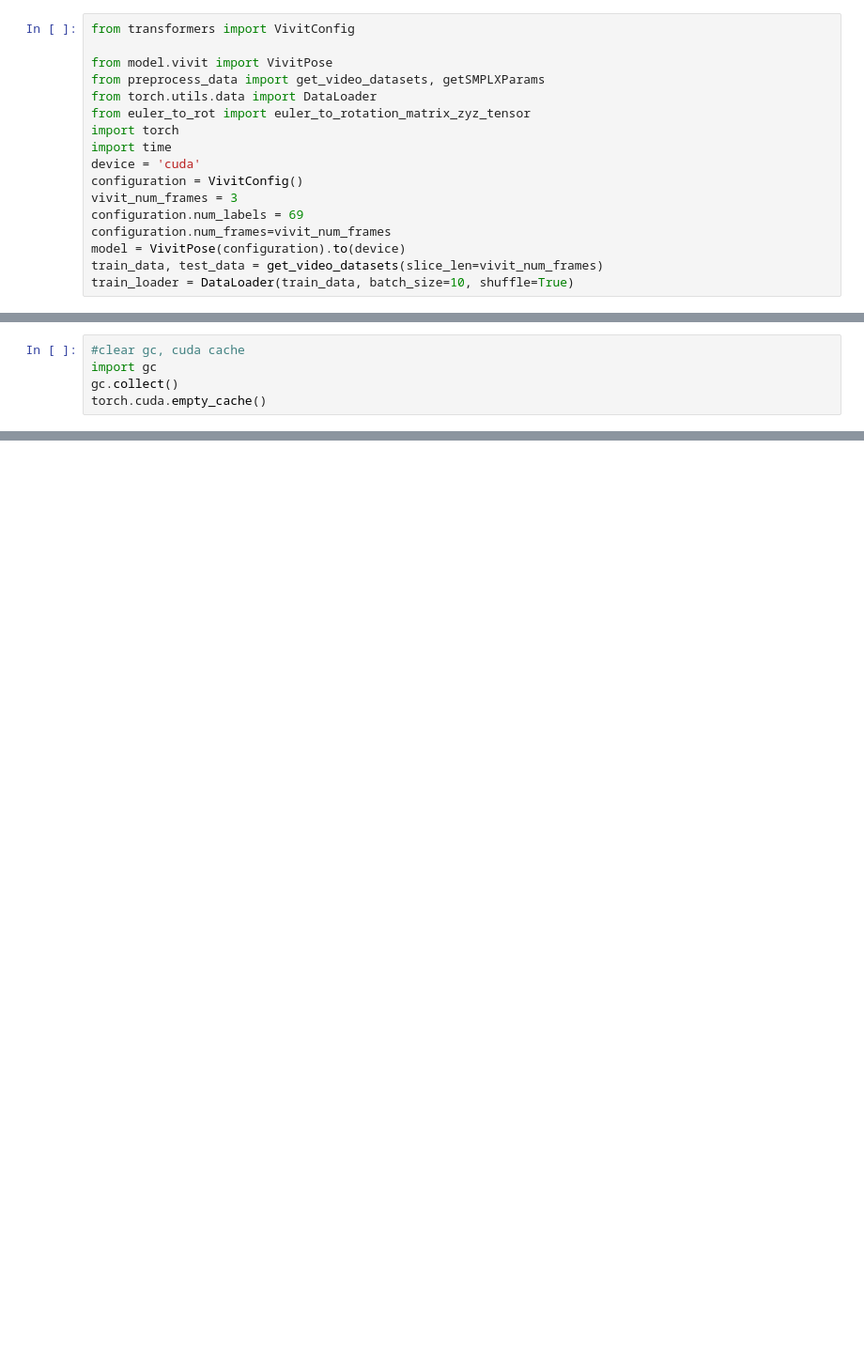
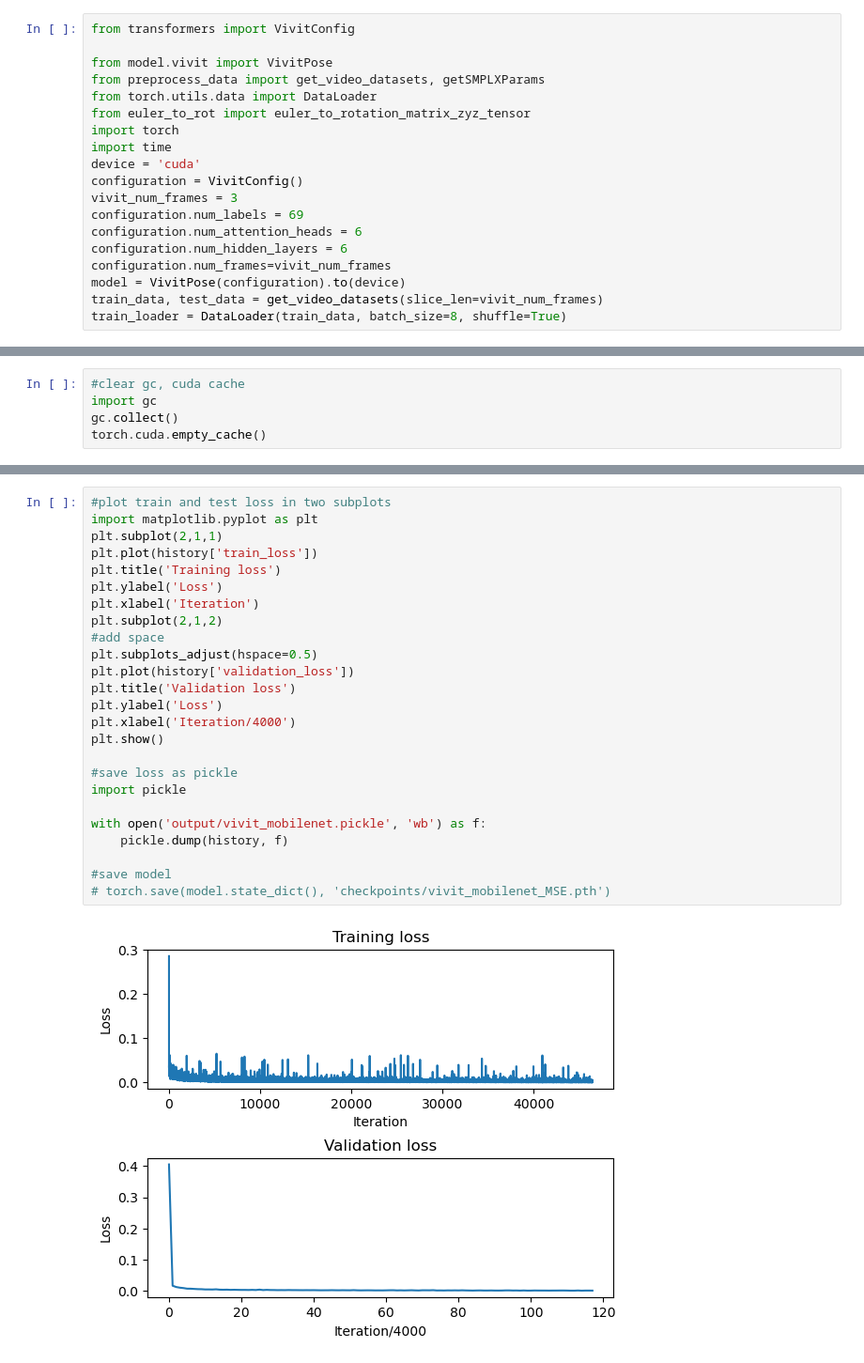
Before and after one commit to Restok/simple-pose, a Jupyter notebook: simplepose/train_vivit.ipynb, the cells around one changed output, grey strips where cells are left out. Shown at 94% size. Cells and saved outputs as stored; diff of their text form; blank space fills up the shorter version.

Commit message:
outputs

```diff
--- a/simplepose/train_vivit.ipynb
+++ b/simplepose/train_vivit.ipynb
@@ -11,7 +11,9 @@ device = 'cuda'
 configuration = VivitConfig()
 vivit_num_frames = 3
 configuration.num_labels = 69
+configuration.num_attention_heads = 6
+configuration.num_hidden_layers = 6
 configuration.num_frames=vivit_num_frames
 model = VivitPose(configuration).to(device)
 train_data, test_data = get_video_datasets(slice_len=vivit_num_frames)
-train_loader = DataLoader(train_data, batch_size=10, shuffle=True)
+train_loader = DataLoader(train_data, batch_size=8, shuffle=True)
@@ -87,0 +122,27 @@ Epoch: 0, Iteration: 230/122857, Loss: 0.048710
+# %%
+#plot train and test loss in two subplots
+import matplotlib.pyplot as plt
+plt.subplot(2,1,1)
+plt.plot(history['train_loss'])
+plt.title('Training loss')
+plt.ylabel('Loss')
+plt.xlabel('Iteration')
+plt.subplot(2,1,2)
+#add space
+plt.subplots_adjust(hspace=0.5)
+plt.plot(history['validation_loss'])
+plt.title('Validation loss')
+plt.ylabel('Loss')
+plt.xlabel('Iteration/4000')
+plt.show()
+
+#save loss as pickle
+import pickle
+
+with open('output/vivit_mobilenet.pickle', 'wb') as f:
+    pickle.dump(history, f)
+
+#save model
+# torch.save(model.state_dict(), 'checkpoints/vivit_mobilenet_MSE.pth')
+# %% [output]
+[figure, added]
```
Also changed, not shown: parts of 2 cells of this notebook, 34 other files.
